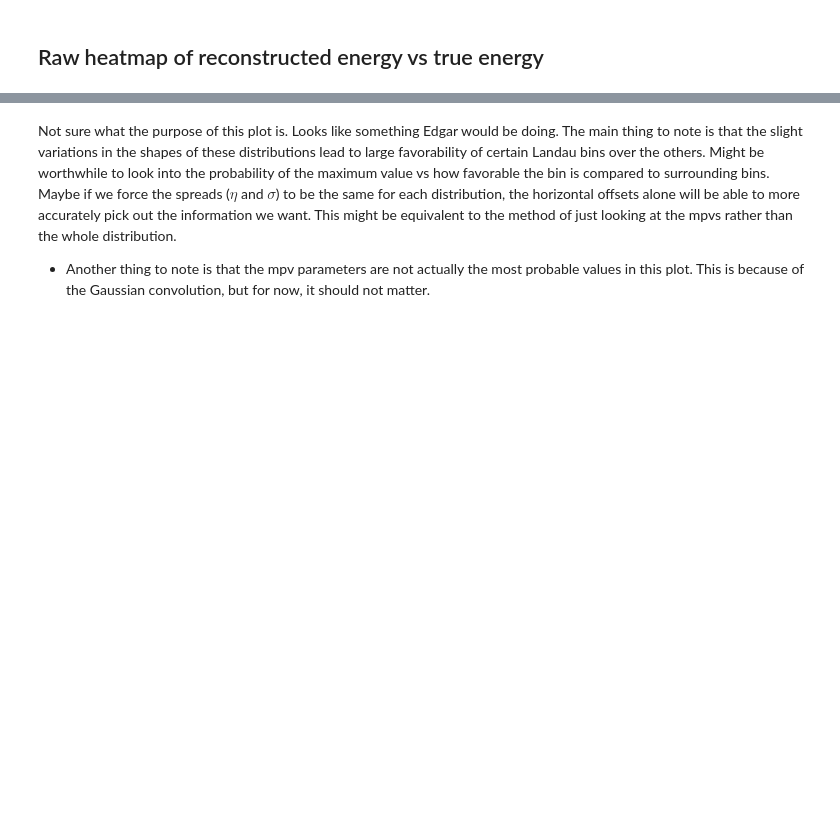
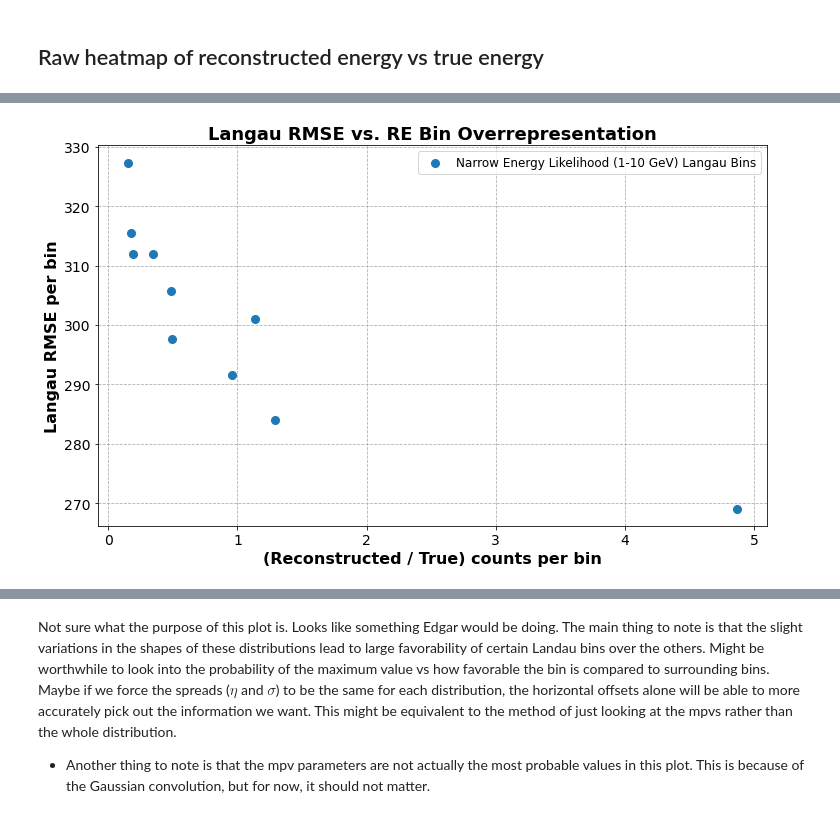
Before and after one commit to socrossley/Cosmic_Muon_CER, a Jupyter notebook: Test_Like.ipynb, the cells around one changed output, grey strips where cells are left out. Cells and saved outputs as stored; diff of their text form; code cells hidden in the pictures; blank space fills up the shorter version.

```diff
--- a/Test_Like.ipynb
+++ b/Test_Like.ipynb
@@ -170,0 +245,14 @@ display(fitdf)
+# %%
+rmses = fitdf.rmse
+
+overrepresentation = (likedf.reconstructed_min.value_counts() # True counts per bin
+                     / np.histogram(likedf.truth, [fitdf.e_min.to_list()[0]] + fitdf.e_max.to_list())[0]) # Expected counts per bin
+fig = plt.figure()
+plt.scatter(overrepresentation, rmses, label=titles[idx] + ' Langau Bins')
+plt.title('Langau RMSE vs. RE Bin Overrepresentation')
+plt.xlabel('(Reconstructed / True) counts per bin')
+plt.ylabel('Langau RMSE per bin')
+plt.legend()
+plt.show()
+# %% [output]
+[figure, added]
```
Also changed, not shown: parts of 13 cells of this notebook, 6 other files.
